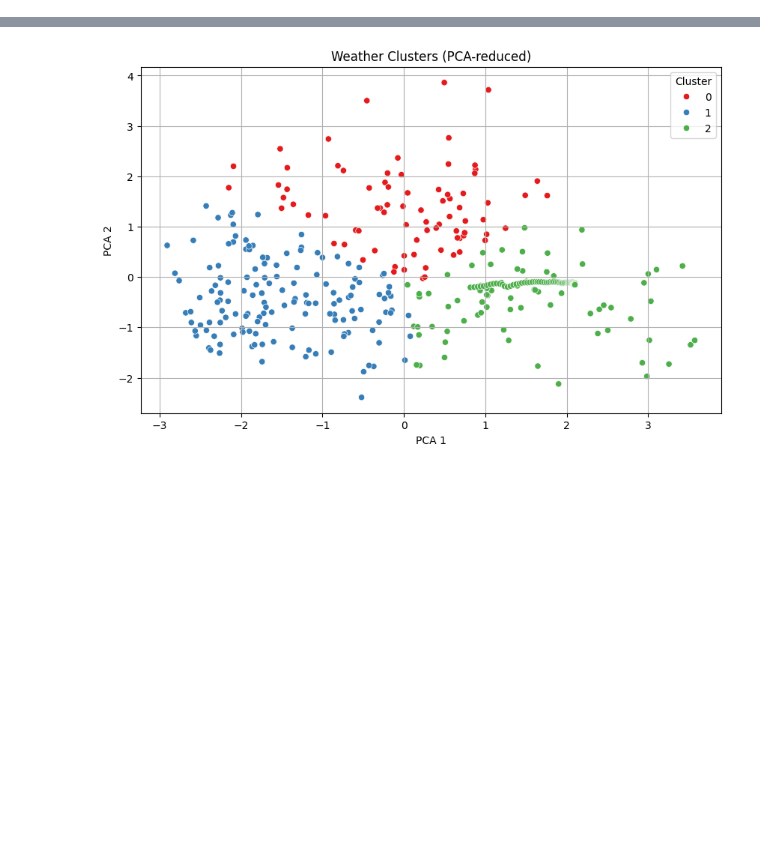
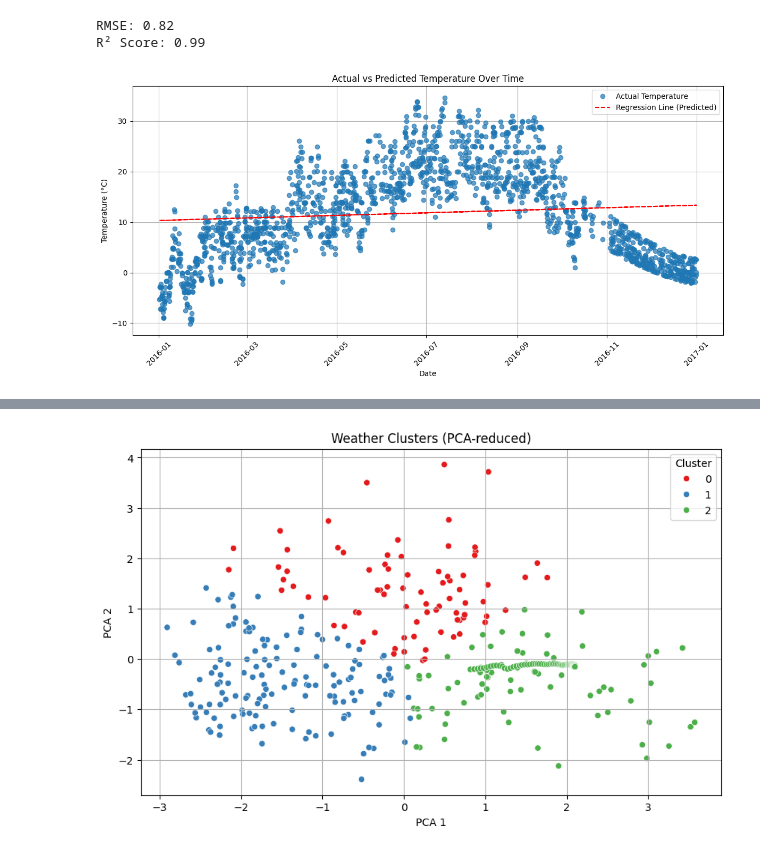
Before and after one commit to RinorRexhaj/Weather-Forecast, a Jupyter notebook: Project.ipynb, the cells around one changed output, grey strips where cells are left out. Drawn from its saved outputs; the diff is of its cells as text; code cells hidden in the pictures; blank space fills up the shorter version.

```diff
--- a/Project.ipynb
+++ b/Project.ipynb
@@ -251,0 +202,49 @@ plt.show()
+# %%
+# Linear Regression
+df['Summary_enc'] = LabelEncoder().fit_transform(df['Summary'])
+df['Daily_enc'] = LabelEncoder().fit_transform(df['Daily Summary'])
+df['Precip_enc'] = LabelEncoder().fit_transform(df['Precip Type'])
+dates = df['Date']
+
+X = df.drop(columns=['Temperature (C)', 'Date', 'Precip Type', 'Daily Summary', 'Summary'])
+y = df['Temperature (C)']
+
+X_train, X_test, y_train, y_test, dates_train, dates_test = train_test_split(X, y, dates, test_size=0.2, random_state=42)
+
+# Train model
+model = LinearRegression()
+model.fit(X_train, y_train)
+
+# Predict
+y_pred = model.predict(X_test)
+# %%
+# Evaluate regression
+mse = mean_squared_error(y_test, y_pred)
+rmse = np.sqrt(mse)
+r2 = r2_score(y_test, y_pred)
+
+print(f"RMSE: {rmse:.2f}")
+print(f"R² Score: {r2:.2f}")
+# %% [output]
+RMSE: 0.82
+R² Score: 0.99
+# %%
+# Plot the regression model
+df_plot = pd.DataFrame({'Date': dates_test, 'Actual': y_test, 'Predicted': y_pred})
+
+plt.figure(figsize=(12, 6))
+
+plt.plot(dates_test, y_test, label='Actual Temperature', marker='o', linestyle='', alpha=0.7)
+df_plot['Date_ordinal'] = df_plot['Date'].map(pd.Timestamp.toordinal)
+m, c = np.polyfit(df_plot['Date_ordinal'], df_plot['Predicted'], 1)
+plt.plot(df_plot['Date'], m * df_plot['Date_ordinal'] + c, color='red', linestyle='--', label='Regression Line (Predicted)')
+plt.xlabel("Date")
+plt.ylabel("Temperature (°C)")
+plt.title("Actual vs Predicted Temperature Over Time")
+plt.legend()
+plt.grid(True)
+plt.xticks(rotation=45)
+plt.tight_layout()
+plt.show()
+# %% [output]
+[figure, added]
```
Also changed, not shown: parts of 24 cells of this notebook, 1 other file.
